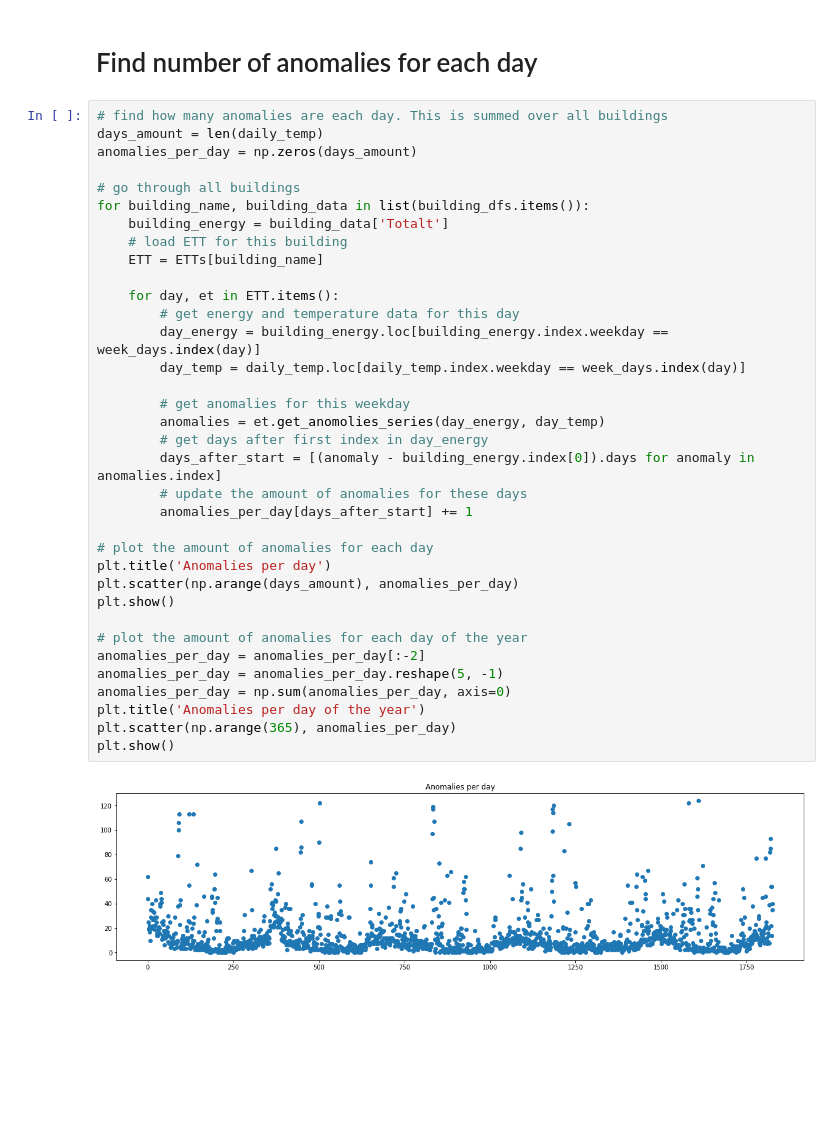
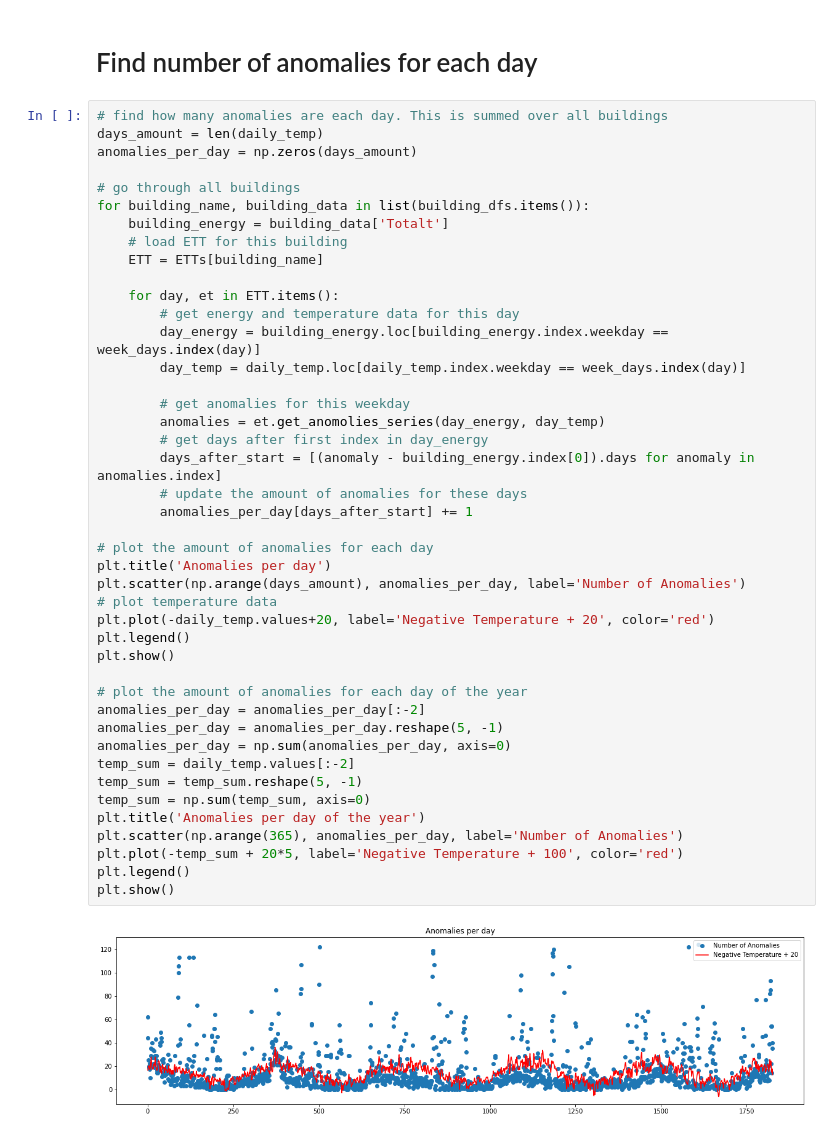
Before and after one commit to dagokl/trdk02_energy_consumption, a Jupyter notebook: models/resources/ETTplus.ipynb, the cells around one changed output. Cells and saved outputs as stored; diff of their text form; blank space fills up the shorter version.

Commit message:
added compare with temp

```diff
--- a/models/resources/ETTplus.ipynb
+++ b/models/resources/ETTplus.ipynb
@@ -286,33 +286,41 @@ anomalies_per_day = np.zeros(days_amount)
 
 # go through all buildings
 for building_name, building_data in list(building_dfs.items()):
     building_energy = building_data['Totalt']
     # load ETT for this building
     ETT = ETTs[building_name]
 
     for day, et in ETT.items():
         # get energy and temperature data for this day
         day_energy = building_energy.loc[building_energy.index.weekday == week_days.index(day)]
         day_temp = daily_temp.loc[daily_temp.index.weekday == week_days.index(day)]
 
         # get anomalies for this weekday
         anomalies = et.get_anomolies_series(day_energy, day_temp)
         # get days after first index in day_energy
         days_after_start = [(anomaly - building_energy.index[0]).days for anomaly in anomalies.index]
         # update the amount of anomalies for these days
         anomalies_per_day[days_after_start] += 1
 
 # plot the amount of anomalies for each day
 plt.title('Anomalies per day')
-plt.scatter(np.arange(days_amount), anomalies_per_day)
+plt.scatter(np.arange(days_amount), anomalies_per_day, label='Number of Anomalies')
+# plot temperature data
+plt.plot(-daily_temp.values+20, label='Negative Temperature + 20', color='red')
+plt.legend()
 plt.show()
 
 # plot the amount of anomalies for each day of the year
 anomalies_per_day = anomalies_per_day[:-2]
 anomalies_per_day = anomalies_per_day.reshape(5, -1)
 anomalies_per_day = np.sum(anomalies_per_day, axis=0)
+temp_sum = daily_temp.values[:-2]
+temp_sum = temp_sum.reshape(5, -1)
+temp_sum = np.sum(temp_sum, axis=0)
 plt.title('Anomalies per day of the year')
-plt.scatter(np.arange(365), anomalies_per_day)
+plt.scatter(np.arange(365), anomalies_per_day, label='Number of Anomalies')
+plt.plot(-temp_sum + 20*5, label='Negative Temperature + 100', color='red')
+plt.legend()
 plt.show()
 # %% [output]
-[figure, old version]
+[figure, new version]
```
Also changed, not shown: parts of 1 cell of this notebook.
